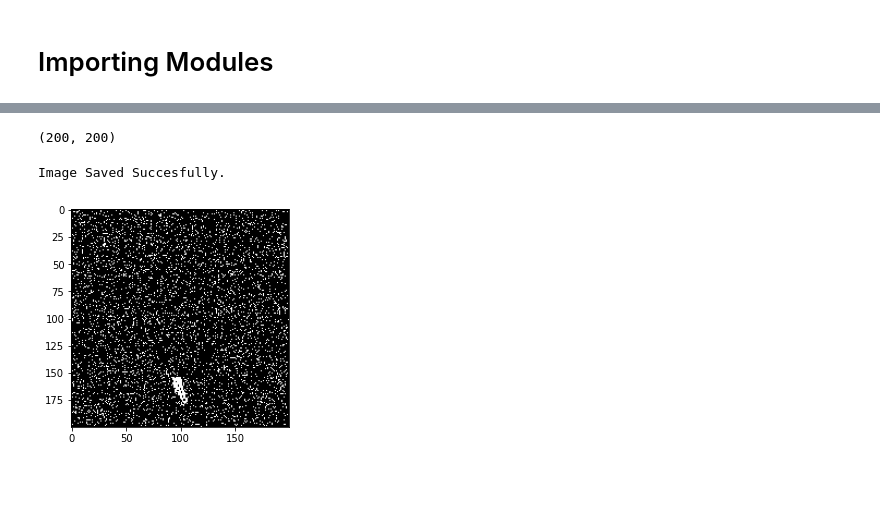
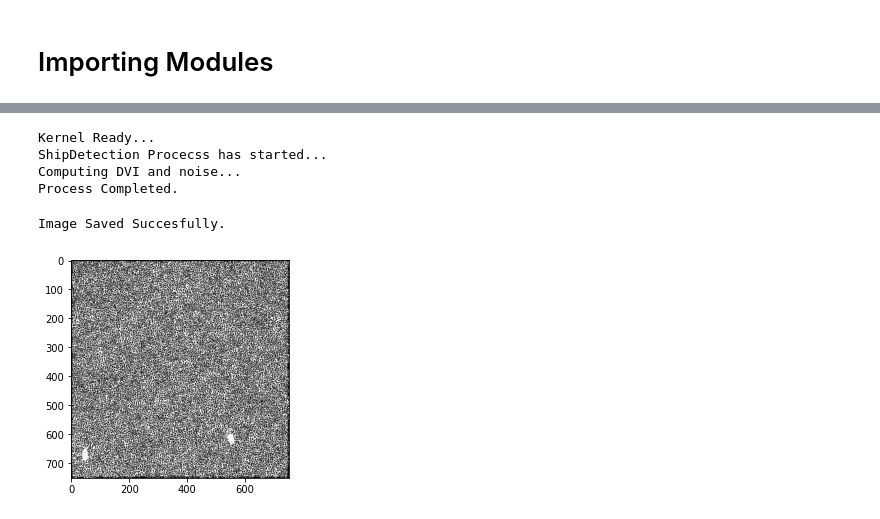
Before and after one commit to harshal306/ShipDetectionBCFAR_SARImagery, a Jupyter notebook: AdaptiveThresholdAlgo/CFARImplementation.ipynb, the cells around one changed output, grey strips where cells are left out. Saved outputs shown, nothing was run; the diff lists cells and outputs as text; code cells hidden in the pictures; blank space fills up the shorter version.

```diff
--- a/AdaptiveThresholdAlgo/CFARImplementation.ipynb
+++ b/AdaptiveThresholdAlgo/CFARImplementation.ipynb
@@ -63,11 +43,19 @@ for w in win:
+# %%
+cfar_filter = cfar.CFAR(subset_img,backgroundWindow_size,guardWindow_size,targetWindow_size,pfa,kernel)
+
+finalImg = cfar_filter.Shipdetection()
+# %% [output]
+Kernel Ready...
+ShipDetection Procecss has started...
+Computing DVI and noise...
+Process Completed.
+# %%
+gp.visualizeBinaryImg(finalImg)
+gp.save_img2Geotiff(finalImg,'Dataset_963A/CFARResults/Output_'+str(backgroundWindow_size)+str(guardWindow_size)+str(targetWindow_size)+'.tif')
+# %% [output]
+Image Saved Succesfully.
+[figure, added]
 # %%
-finalImg = np.array(finalImg).reshape(subset_img.shape)
-finalImg.shape
+p_img = np.array(P_img).reshape(subset_img.shape)
+gp.visualizeImg(p_img)
+print(p_img)
-# %% [output]
-(200, 200)
-# %%
-gp.visualizeBinaryImg(finalImg)
-gp.save_img2Geotiff(finalImg,'Dataset_963A/CFARResults/Output.tif')
-# %% [output]
-Image Saved Succesfully.
-[figure, removed]
```
Also changed, not shown: parts of 8 cells of this notebook, 3 other files.
